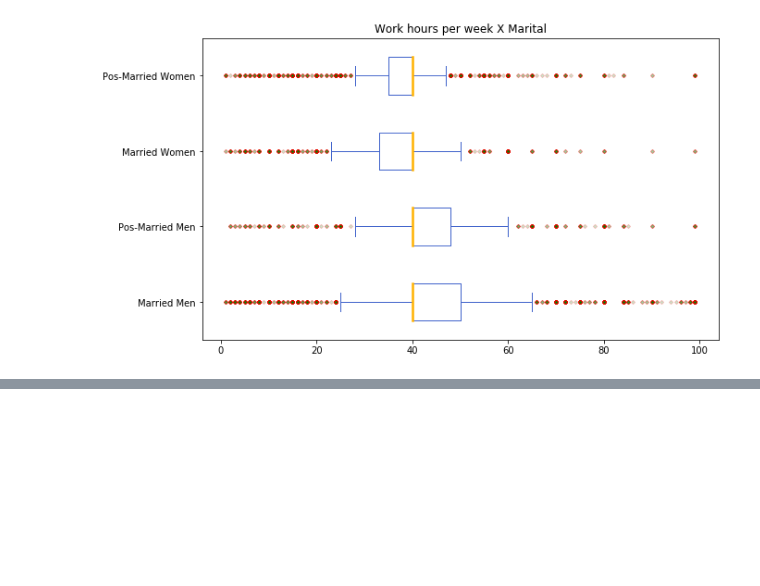
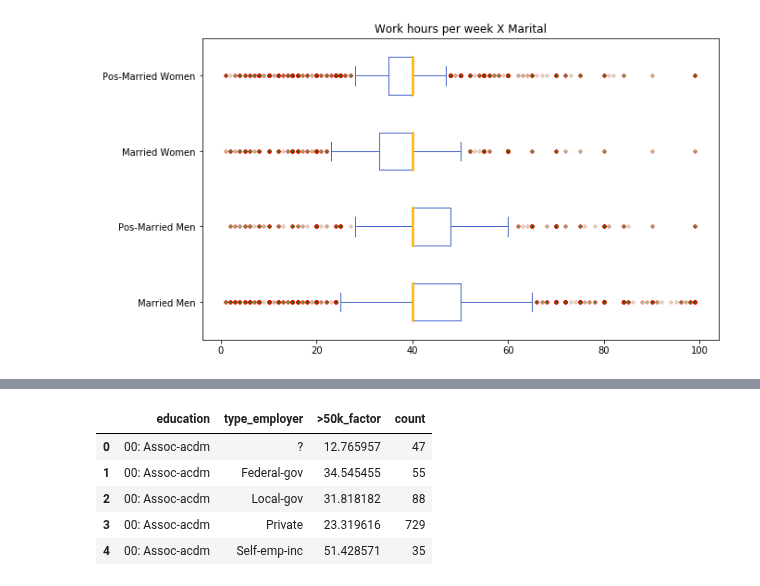
Before and after one commit to Pedalves/DataScience, a Jupyter notebook: ExploratoryDataAnalysis.ipynb, the cells around one changed output, grey strips where cells are left out. Cells and saved outputs as stored; diff of their text form; code cells hidden in the pictures; blank space fills up the shorter version.

```diff
--- a/ExploratoryDataAnalysis.ipynb
+++ b/ExploratoryDataAnalysis.ipynb
@@ -364,0 +493,12 @@ plt.show()
+# %%
+# Questão 4.4 - Renomeando colunas
+
+se_edu_workclass.columns = ['education', 'type_employer', '>50k_factor', 'count']
+se_edu_workclass.head()
+# %% [output]
+|  | education | type_employer | >50k_factor | count |
+| 0 | 00: Assoc-acdm | ? | 12.765957 | 47 |
+| 1 | 00: Assoc-acdm | Federal-gov | 34.545455 | 55 |
+| 2 | 00: Assoc-acdm | Local-gov | 31.818182 | 88 |
+| 3 | 00: Assoc-acdm | Private | 23.319616 | 729 |
+| 4 | 00: Assoc-acdm | Self-emp-inc | 51.428571 | 35 |
```
Also changed, not shown: parts of 21 cells of this notebook.
